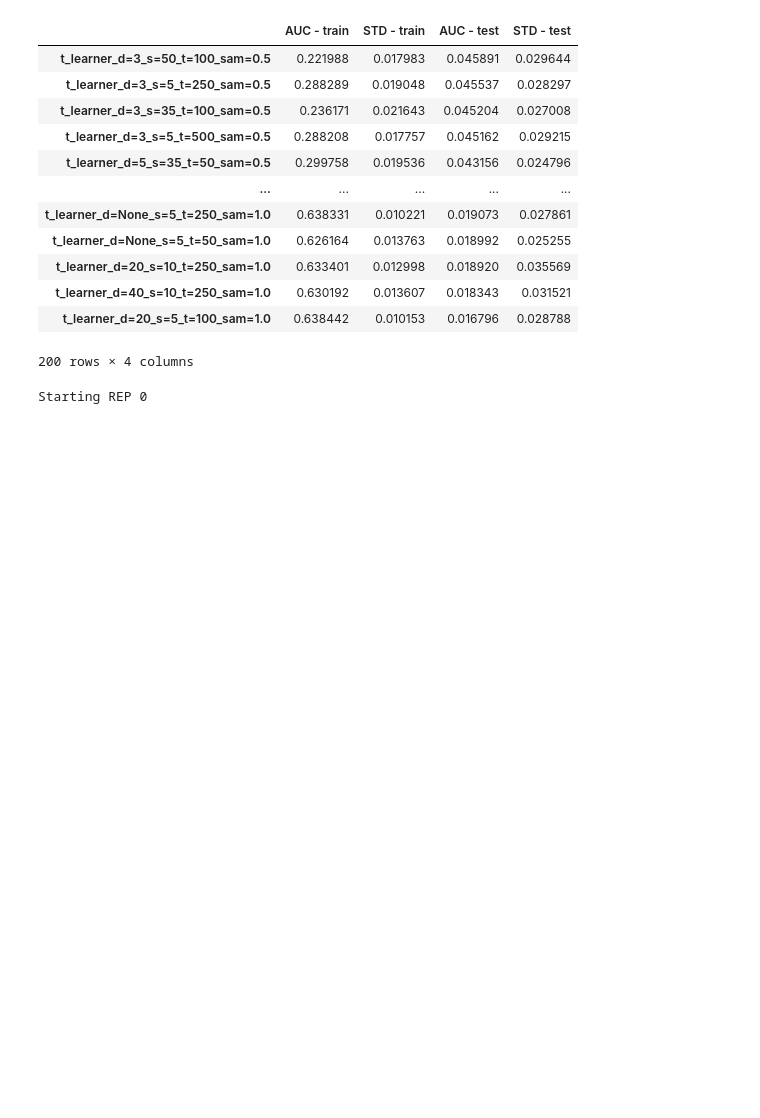
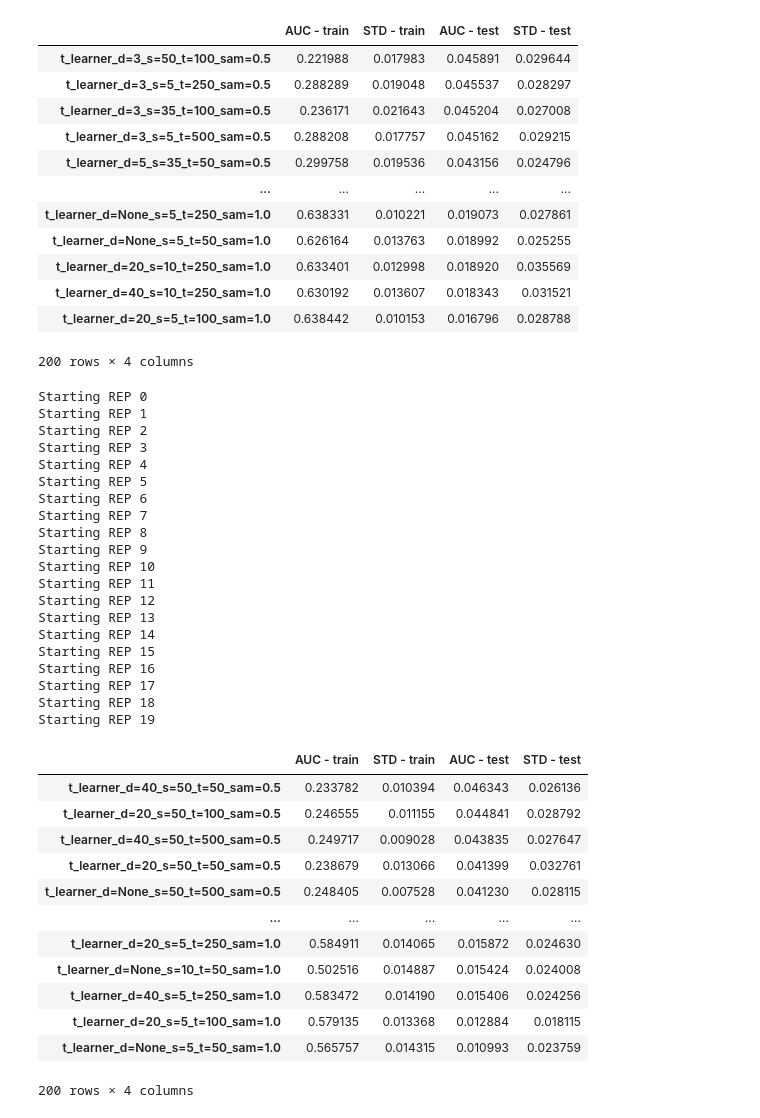
Before and after one commit to Hubert1913/research-project, a Jupyter notebook: mimic_notebook.ipynb, the cells around one changed output. Saved outputs shown, nothing was run; the diff lists cells and outputs as text; code cells hidden in the pictures; blank space fills up the shorter version.

Commit message:
T-learner hyper-params

```diff
--- a/mimic_notebook.ipynb
+++ b/mimic_notebook.ipynb
@@ -626,12 +635,13 @@ def hyperparameters_qini_auc_s_learner(full_data, reps, depths, min_samples, n_t
     out_dataframe = out_dataframe.sort_values("AUC - test", ascending=False)
     return out_dataframe
 # %%
-full_data = imp_xs.assign(W=w, Y=y)
-chosen_variables = ["age", "urea", "platelets", "heart_rate", "pco2"]
-full_data_2 = imp_xs[chosen_variables].assign(W=w, Y=y)
-# full_data_2
+full_data_s = imp_xs.assign(W=w, Y=y)
+chosen_variables_s = ["age", "urea", "platelets", "heart_rate", "pco2"]
+full_data_s_2 = imp_xs[chosen_variables_s].assign(W=w, Y=y)
+chosen_variables_s_2 = [v for v in columns_x if v not in chosen_variables_s]
+full_data_s_3 = imp_xs[chosen_variables_s_2].assign(W=w, Y=y)
 # %%
-hyperparameters_qini_auc_s_learner(full_data, 20, depths=[3, 5, None, 20, 40], min_samples=[5, 10, 20, 35, 50], n_trees=[50, 100, 250, 500], max_samples=[0.5, 1.0])
+hyperparameters_qini_auc_s_learner(full_data_s, 20, depths=[3, 5, None, 20, 40], min_samples=[5, 10, 20, 35, 50], n_trees=[50, 100, 250, 500], max_samples=[0.5, 1.0])
 # hyperparameters_qini_auc_s_learner(full_data, 2, depths=[3, 5, None, 20, 40], min_samples=[5], n_trees=[50], max_samples=[0.5, 1.0])
 # %% [output]
 Starting REP 0
@@ -717,7 +729,8 @@ def hyperparameters_qini_auc_t_learner(full_data, reps, depths, min_samples, n_t
                     output_raw[f"t_learner_d={dep}_s={m_s}_t={n_t}_sam={sam}"] = {"train": [], "test": []}
 
     for i in range(reps):
-        print(f"Starting REP {i}")
+        if i % 5 == 0:
+            print(f"Starting REP {i}")
         train, test = train_test_split(full_data, test_size=0.3)
         train_x = train.drop(columns=["W", "Y"])
         test_x = test.drop(columns=["W", "Y"])
@@ -745,7 +758,9 @@ def hyperparameters_qini_auc_t_learner(full_data, reps, depths, min_samples, n_t
     out_dataframe = out_dataframe.sort_values("AUC - test", ascending=False)
     return out_dataframe
 # %%
-full_data = imp_xs.assign(W=w, Y=y)
-chosen_variables = ["platelets", "age", "urea", "pco2", "driving_pressure"]
-full_data_2 = imp_xs[chosen_variables].assign(W=w, Y=y)
+full_data_t = imp_xs.assign(W=w, Y=y)
+chosen_variables_t = ["platelets", "age", "urea", "pco2", "driving_pressure"]
+full_data_t_2 = imp_xs[chosen_variables_t].assign(W=w, Y=y)
+chosen_variables_t_2 = [v for v in columns_x if v not in chosen_variables_t]
+full_data_t_3 = imp_xs[chosen_variables_t_2].assign(W=w, Y=y)
 # %%
@@ -786,6 +801,38 @@ Starting REP 19
 | t_learner_d=20_s=5_t=100_sam=1.0 | 0.638442 | 0.010153 | 0.016796 | 0.028788 |
 200 rows × 4 columns
 # %%
-hyperparameters_qini_auc_t_learner(full_data_2, 20, depths=[3, 5, None, 20, 40], min_samples=[5, 10, 20, 35, 50], n_trees=[50, 100, 250, 500], max_samples=[0.5, 1.0])
+hyperparameters_qini_auc_t_learner(full_data_t_2, 20, depths=[3, 5, None, 20, 40], min_samples=[5, 10, 20, 35, 50], n_trees=[50, 100, 250, 500], max_samples=[0.5, 1.0])
 # %% [output]
 Starting REP 0
+Starting REP 1
+Starting REP 2
+Starting REP 3
+Starting REP 4
+Starting REP 5
+Starting REP 6
+Starting REP 7
+Starting REP 8
+Starting REP 9
+Starting REP 10
+Starting REP 11
+Starting REP 12
+Starting REP 13
+Starting REP 14
+Starting REP 15
+Starting REP 16
+Starting REP 17
+Starting REP 18
+Starting REP 19
+|  | AUC - train | STD - train | AUC - test | STD - test |
+| t_learner_d=40_s=50_t=50_sam=0.5 | 0.233782 | 0.010394 | 0.046343 | 0.026136 |
+| t_learner_d=20_s=50_t=100_sam=0.5 | 0.246555 | 0.011155 | 0.044841 | 0.028792 |
+| t_learner_d=40_s=50_t=500_sam=0.5 | 0.249717 | 0.009028 | 0.043835 | 0.027647 |
+| t_learner_d=20_s=50_t=50_sam=0.5 | 0.238679 | 0.013066 | 0.041399 | 0.032761 |
+| t_learner_d=None_s=50_t=500_sam=0.5 | 0.248405 | 0.007528 | 0.041230 | 0.028115 |
+| ... | ... | ... | ... | ... |
+| t_learner_d=20_s=5_t=250_sam=1.0 | 0.584911 | 0.014065 | 0.015872 | 0.024630 |
+| t_learner_d=None_s=10_t=50_sam=1.0 | 0.502516 | 0.014887 | 0.015424 | 0.024008 |
+| t_learner_d=40_s=5_t=250_sam=1.0 | 0.583472 | 0.014190 | 0.015406 | 0.024256 |
+| t_learner_d=20_s=5_t=100_sam=1.0 | 0.579135 | 0.013368 | 0.012884 | 0.018115 |
+| t_learner_d=None_s=5_t=50_sam=1.0 | 0.565757 | 0.014315 | 0.010993 | 0.023759 |
+200 rows × 4 columns
```
Also changed, not shown: parts of 14 cells of this notebook.
